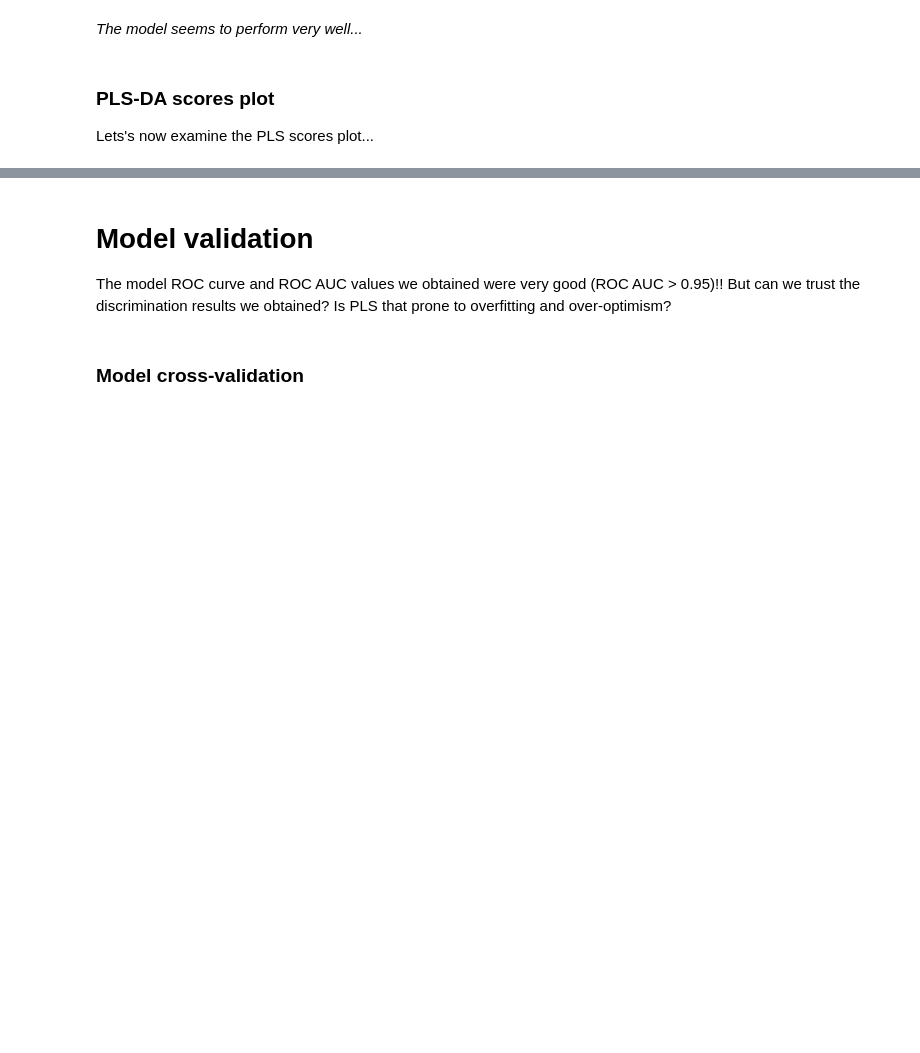
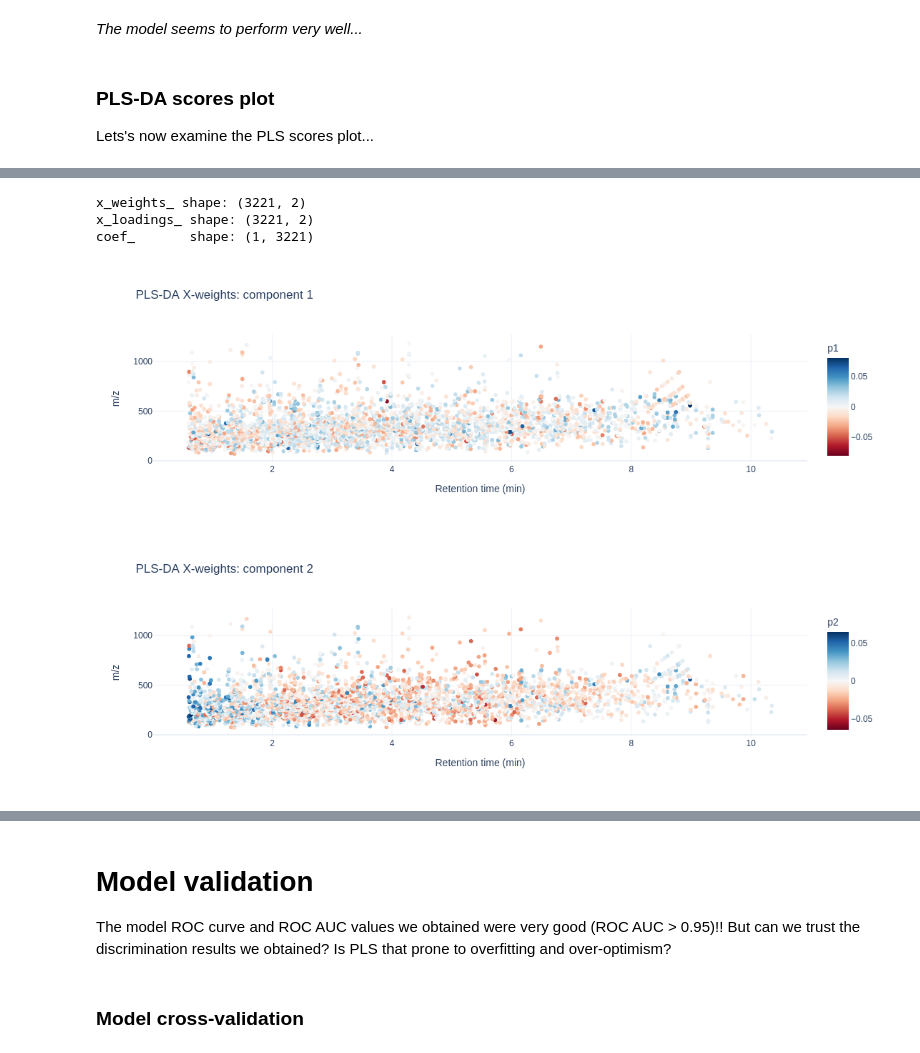
Before and after one commit to Gscorreia89/metabolomics-course-ebi, a Jupyter notebook: PLS-DA.ipynb, the cells around one changed output, grey strips where cells are left out. Drawn from its saved outputs; the diff is of its cells as text; code cells hidden in the pictures; blank space fills up the shorter version.

```diff
--- a/PLS-DA.ipynb
+++ b/PLS-DA.ipynb
@@ -146,8 +179,27 @@ The PLS parameters are exactly the same as those in the PLS regression - see the
+# %%
+w = plsModel['PLS'].x_weights_    # shape (n_features, n_components)
+p = plsModel['PLS'].x_loadings_   # shape (n_features, n_components)
+B = plsModel['PLS'].coef_         # shape (1, n_features) for binary Y
+
+print('x_weights_ shape:', w.shape)
+print('x_loadings_ shape:', p.shape)
+print('coef_       shape:', B.shape)
+# %% [output]
+x_weights_ shape: (3221, 2)
+x_loadings_ shape: (3221, 2)
+coef_       shape: (1, 3221)
 # %%
-fig = px.scatter(featuresData, x="Rt", y="mz", color=plsModel['PLS'].x_weights_[:, 0], render_mode='webgl',
-                color_continuous_scale='RdBu', color_continuous_midpoint=0,
-                labels={"Rt": "Retention time (min)",
-                        "mz": "m/z"},
-                template='plotly_white')
-
-fig.show()
+for i in range(p.shape[1]):
+    fig = px.scatter(featuresData, x='Rt', y='mz',
+        color=w[:, i],
+        render_mode='webgl',
+        color_continuous_scale='RdBu',
+        color_continuous_midpoint=0,
+        labels={'Rt': 'Retention time (min)', 'mz': 'm/z',
+                'color': 'p' + str(i + 1)},
+        title='PLS-DA X-weights: component ' + str(i + 1),
+        template='plotly_white')
+    fig.show()
+# %% [output]
+[figure, added]
+[figure, added]
```
Also changed, not shown: parts of 18 cells of this notebook.
